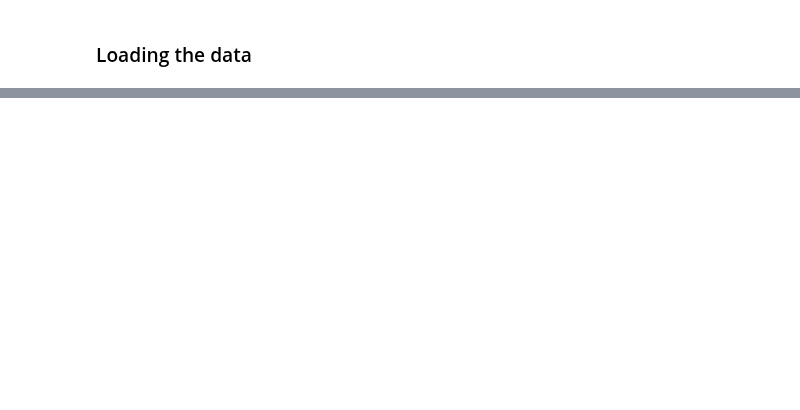
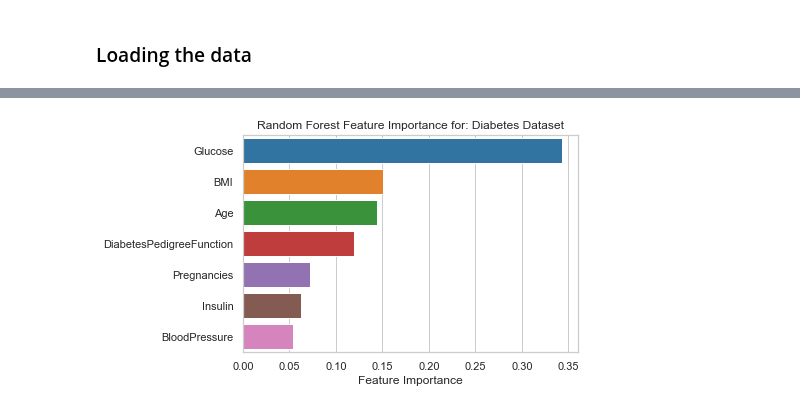
Before and after one commit to PacktPublishing/Applied-Machine-Learning-Explainability-Techniques, a Jupyter notebook: Chapter02/FeatureImportance_SensitivityAnalysis.ipynb, the cells around one changed output, grey strips where cells are left out. Cells and saved outputs as stored; diff of their text form; code cells hidden in the pictures; blank space fills up the shorter version.

```diff
--- a/Chapter02/FeatureImportance_SensitivityAnalysis.ipynb
+++ b/Chapter02/FeatureImportance_SensitivityAnalysis.ipynb
@@ -37,0 +151,3 @@ The details about the data can be found in the [Kaggle Source](https://www.kaggl
+# %%
+cleaned_data = data[(data['Glucose'] != 0)]
+cleaned_data.shape
@@ -37,0 +180,11 @@ The details about the data can be found in the [Kaggle Source](https://www.kaggl
+# %%
+def normalize_data(df):
+    val = df.values
+    min_max_normalizer = preprocessing.MinMaxScaler()
+    norm_val = min_max_normalizer.fit_transform(val)
+    df2 = pd.DataFrame(norm_val, columns=df.columns)
+
+    return df2
+
+norm_feature_engg_data = normalize_data(feature_engg_data)
+norm_outlier_data = normalize_data(outlier_data)
@@ -37,0 +195,6 @@ The details about the data can be found in the [Kaggle Source](https://www.kaggl
+# %%
+input_data = norm_feature_engg_data.drop(['Outcome'],axis='columns')
+targets =norm_feature_engg_data.filter(['Outcome'],axis='columns')
+
+x, x_test, y, y_test = train_test_split(input_data,targets,test_size=0.1,train_size=0.9, random_state=5)
+x_train, x_valid, y_train, y_valid = train_test_split(x,y,test_size = 0.22,train_size =0.78, random_state=5)
@@ -37,0 +205,17 @@ The details about the data can be found in the [Kaggle Source](https://www.kaggl
+# %%
+def apply_RFC(X,y,columns):
+    rfc = RFC(n_estimators=500,min_samples_leaf=round(len(X)*.01),random_state=5,n_jobs=-1)
+    imp_features = rfc.fit(X,y).feature_importances_
+    imp_features = pd.DataFrame(imp_features,columns=['Feature Importance'],index=columns)
+    imp_features.sort_values(by=['Feature Importance'],inplace=True,ascending=False)
+    imp_features['Moving Sum'] = imp_features['Feature Importance'].cumsum()
+    imp_features = imp_features[imp_features['Moving Sum']<=0.95]
+    top_features = imp_features.index.tolist()
+    return imp_features, top_features
+# %%
+important_features, top_features = apply_RFC(x,y, data.columns.drop('Outcome'))
+sns.barplot(important_features['Feature Importance'], important_features.index, palette = 'tab10')
+plt.title('Random Forest Feature Importance for: '+"Diabetes Dataset")
+plt.show()
+# %% [output]
+[figure, added]
```
Also changed, not shown: parts of 39 cells of this notebook.
